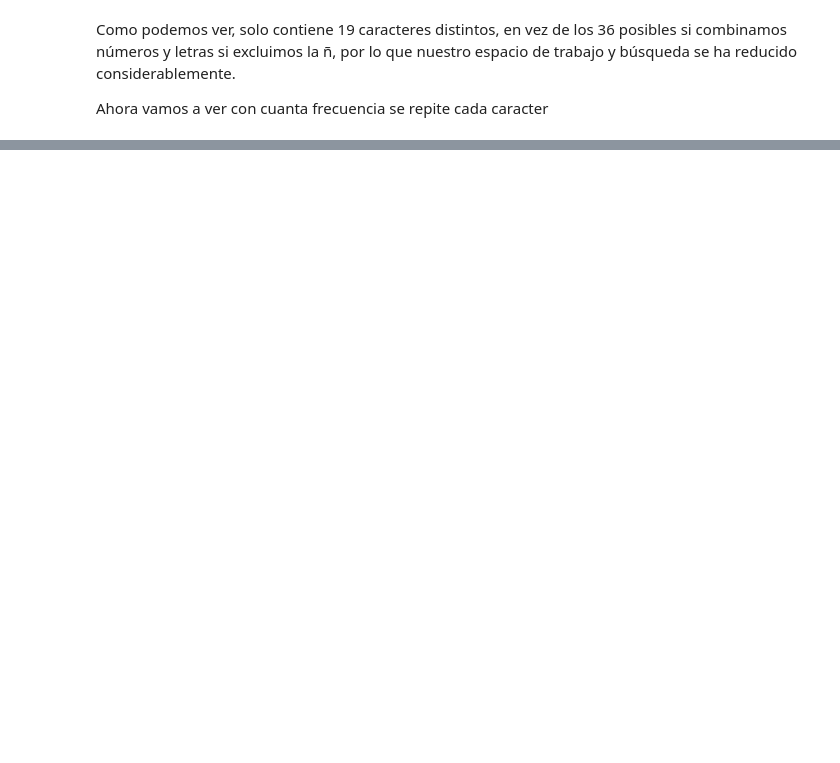
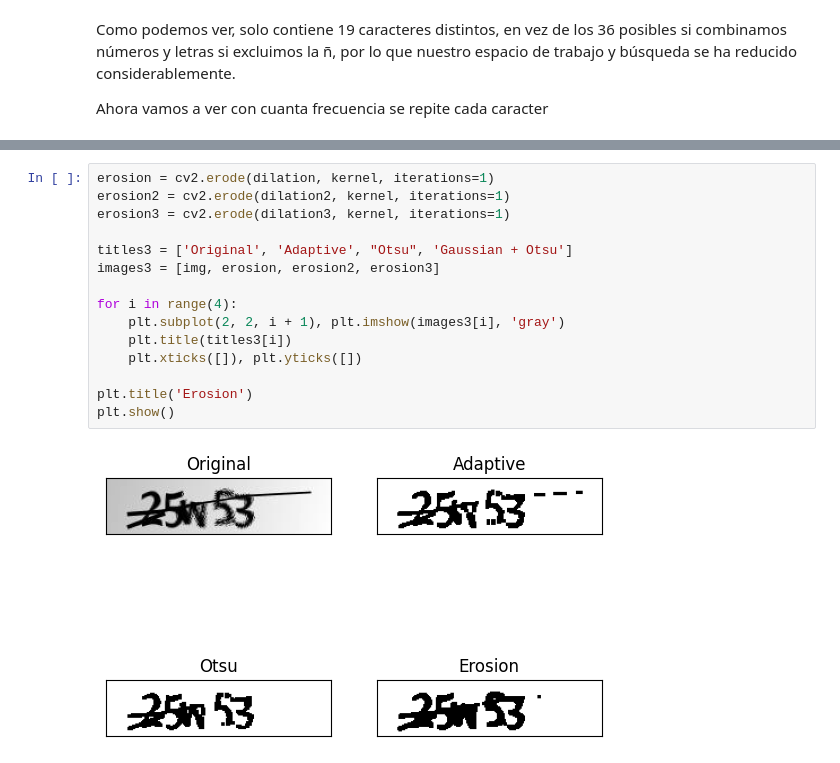
Before and after one commit to cabamarcos/Captcha_recognition, a Jupyter notebook: IAO.ipynb, the cells around one changed output, grey strips where cells are left out. Drawn from its saved outputs; the diff is of its cells as text; blank space fills up the shorter version.

```diff
--- a/IAO.ipynb
+++ b/IAO.ipynb
@@ -133,0 +187,17 @@ plt.show()
+# %%
+erosion = cv2.erode(dilation, kernel, iterations=1)
+erosion2 = cv2.erode(dilation2, kernel, iterations=1)
+erosion3 = cv2.erode(dilation3, kernel, iterations=1)
+
+titles3 = ['Original', 'Adaptive', "Otsu", 'Gaussian + Otsu']
+images3 = [img, erosion, erosion2, erosion3]
+
+for i in range(4):
+    plt.subplot(2, 2, i + 1), plt.imshow(images3[i], 'gray')
+    plt.title(titles3[i])
+    plt.xticks([]), plt.yticks([])
+
+plt.title('Erosion')
+plt.show()
+# %% [output]
+[figure, added]
```
Also changed, not shown: parts of 18 cells of this notebook.
